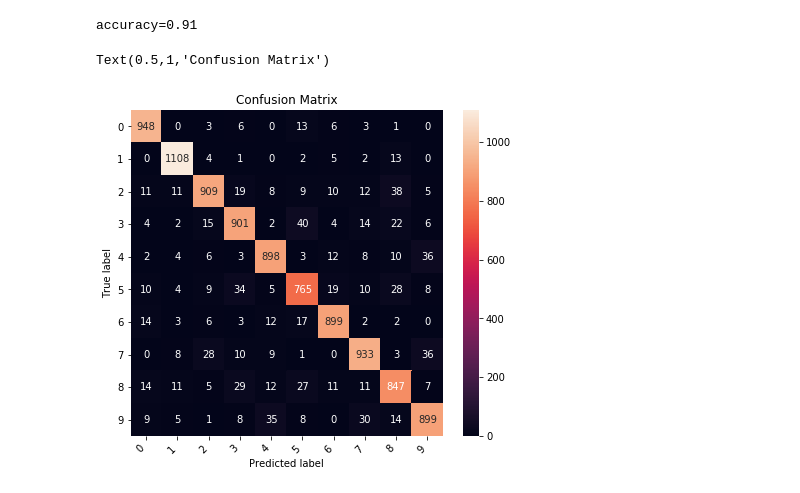
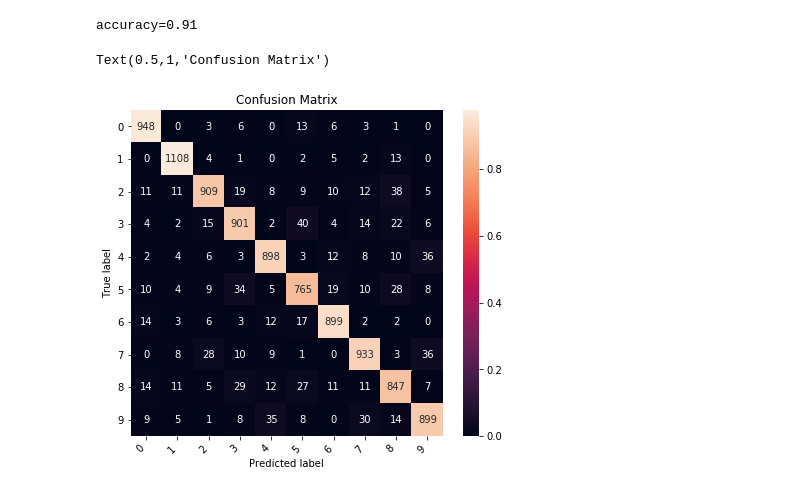
Before and after one commit to cnapun/EECS-531, a Jupyter notebook: A3/MNISTLogReg.ipynb, the cells around one changed output. Cells and saved outputs as stored; diff of their text form; code cells hidden in the pictures.

```diff
--- a/A3/MNISTLogReg.ipynb
+++ b/A3/MNISTLogReg.ipynb
@@ -51,16 +51,17 @@ accuracy=0.91
 # %%
 conf_mat = metrics.confusion_matrix(y_test, pred_y)
 class_names = list(range(10))
+cm = conf_mat.astype('float') / conf_mat.sum(axis=1)[:, np.newaxis]
 df_cm = pd.DataFrame(
-    conf_mat, index=class_names, columns=class_names,
+    cm, index=class_names, columns=class_names,
 )
 fig = plt.figure(figsize=(7, 6))
-heatmap = sns.heatmap(df_cm, annot=True, fmt="d")
+heatmap = sns.heatmap(df_cm, annot=conf_mat, fmt="d")
 heatmap.yaxis.set_ticklabels(heatmap.yaxis.get_ticklabels(), rotation=0, ha='right')
 heatmap.xaxis.set_ticklabels(heatmap.xaxis.get_ticklabels(), rotation=45, ha='right')
 plt.ylabel('True label')
 plt.xlabel('Predicted label')
 plt.title('Confusion Matrix')
 # %% [output]
 Text(0.5,1,'Confusion Matrix')
-[figure, old version]
+[figure, new version]
```
Also changed, not shown: 3 other files.
